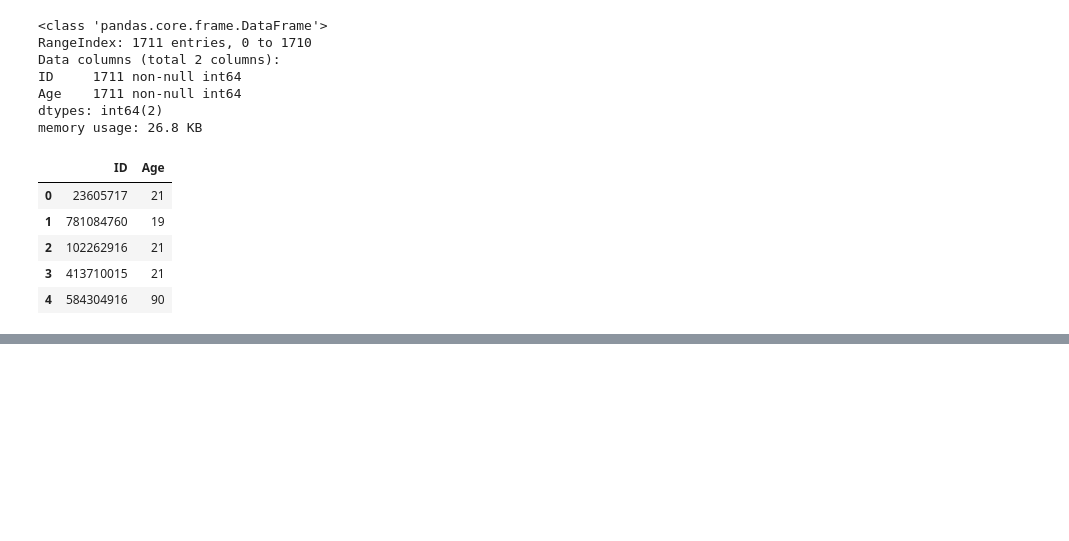
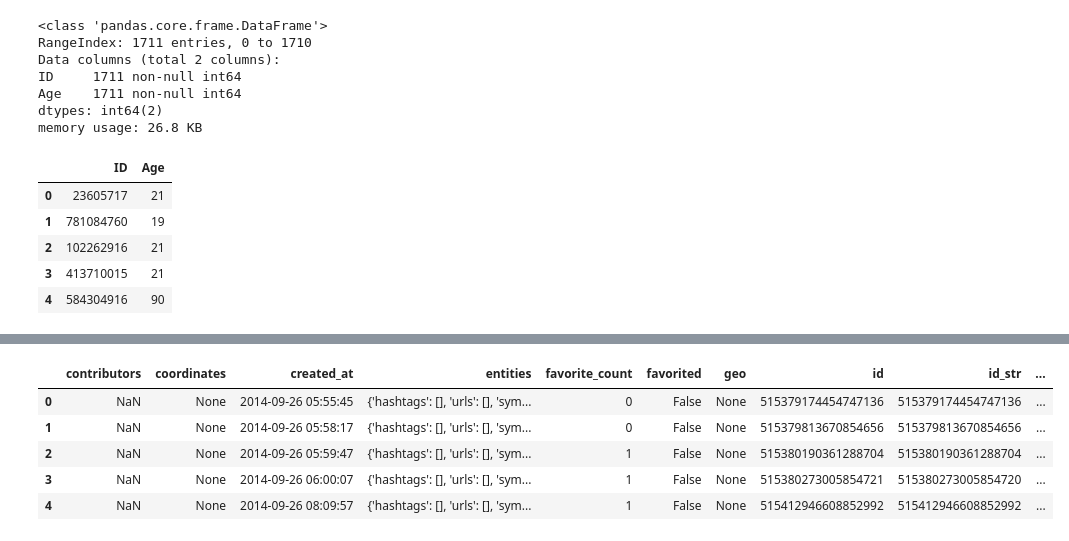
Before and after one commit to kellypeng/predict_twitter_user_age, a Jupyter notebook: Prediction_betterup.ipynb, the cells around one changed output, grey strips where cells are left out. Cells and saved outputs as stored; diff of their text form; code cells hidden in the pictures; blank space fills up the shorter version.

```diff
--- a/Prediction_betterup.ipynb
+++ b/Prediction_betterup.ipynb
@@ -86,0 +138,9 @@ ages_train.head()
+# %%
+at.head()
+# %% [output]
+|  | contributors | coordinates | created_at | entities | favorite_count | favorited | geo | id | id_str | ... |
+| 0 | NaN | None | 2014-09-26 05:55:45 | {'hashtags': [], 'urls': [], 'sym... | 0 | False | None | 515379174454747136 | 515379174454747136 | ... |
+| 1 | NaN | None | 2014-09-26 05:58:17 | {'hashtags': [], 'urls': [], 'sym... | 0 | False | None | 515379813670854656 | 515379813670854656 | ... |
+| 2 | NaN | None | 2014-09-26 05:59:47 | {'hashtags': [], 'urls': [], 'sym... | 1 | False | None | 515380190361288704 | 515380190361288704 | ... |
+| 3 | NaN | None | 2014-09-26 06:00:07 | {'hashtags': [], 'urls': [], 'sym... | 1 | False | None | 515380273005854721 | 515380273005854720 | ... |
+| 4 | NaN | None | 2014-09-26 08:09:57 | {'hashtags': [], 'urls': [], 'sym... | 1 | False | None | 515412946608852992 | 515412946608852992 | ... |
```
Also changed, not shown: parts of 4 cells of this notebook, 1 other file.
